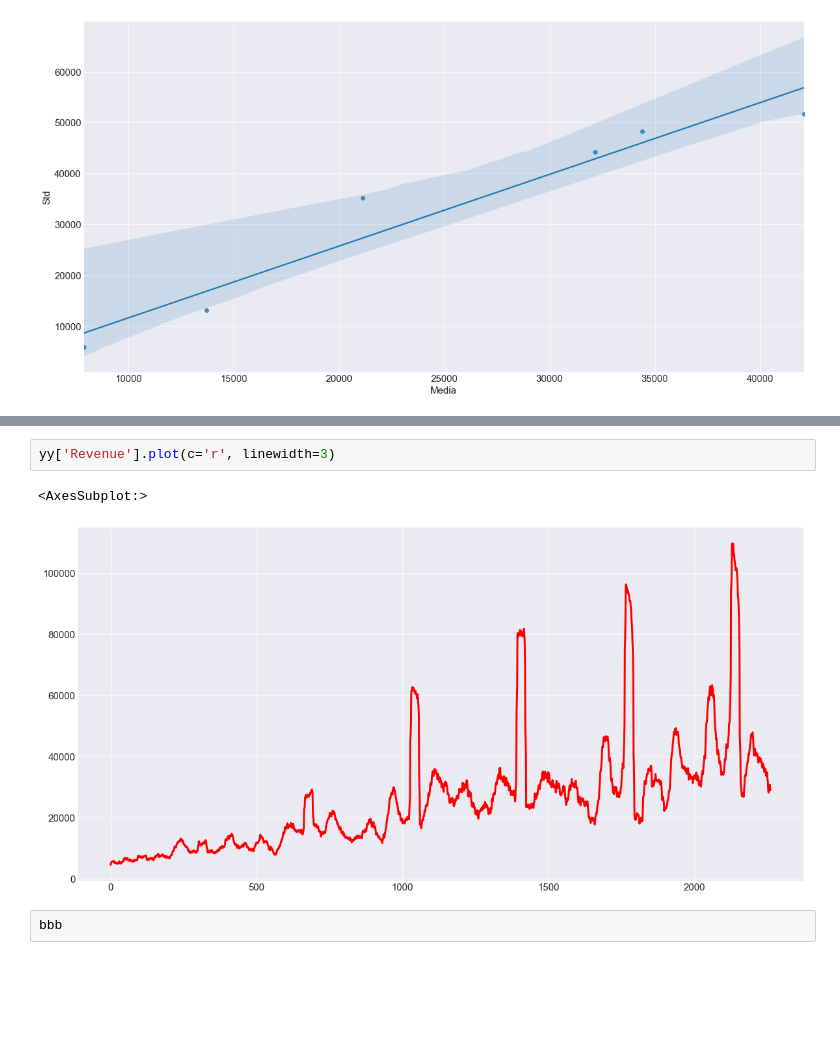
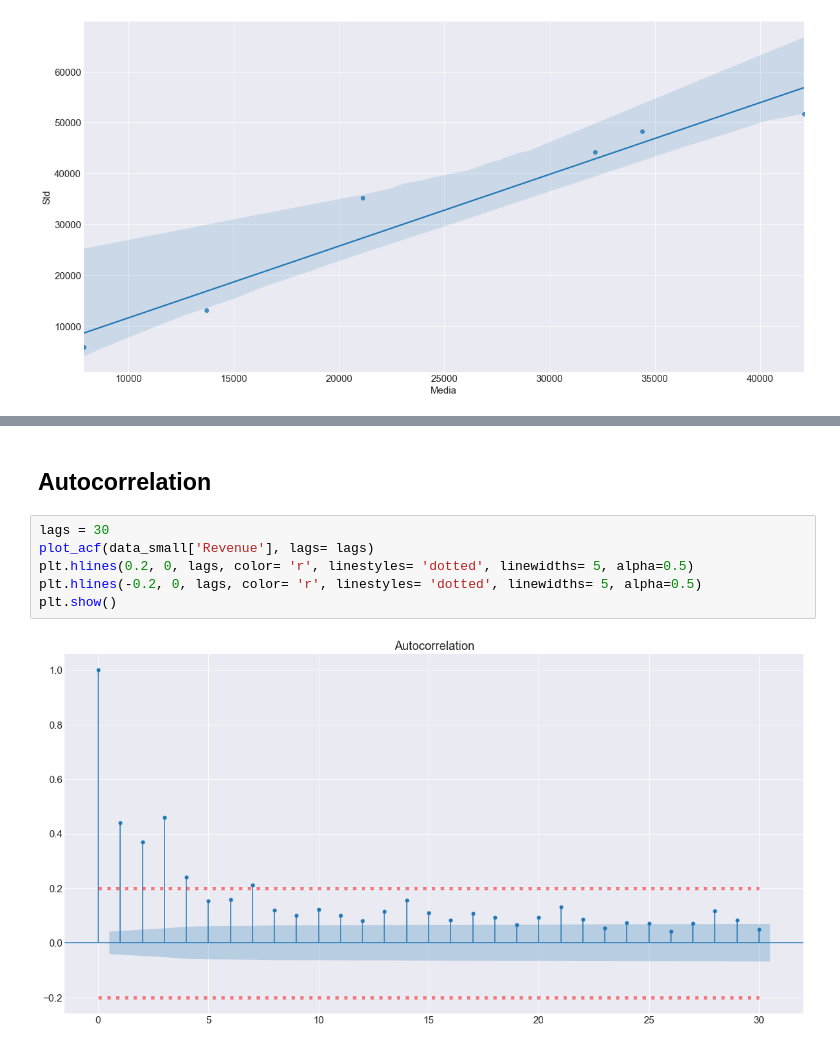
Before and after one commit to Jorge-Montenegro/TFM, a Jupyter notebook: TFM.ipynb, the cells around one changed output, grey strips where cells are left out. Saved outputs shown, nothing was run; the diff lists cells and outputs as text; blank space fills up the shorter version.

```diff
--- a/TFM.ipynb
+++ b/TFM.ipynb
@@ -2225,7 +2199,10 @@ plt.plot(data_exp.index, data_exp['Revenue'])
-# %%
-yy['Revenue'].plot(c='r', linewidth=3)
-# %% [output]
-<AxesSubplot:>
-[figure, removed]
-# %%
-bbb
+# %% [markdown]
+## Autocorrelation
+# %%
+lags = 30
+plot_acf(data_small['Revenue'], lags= lags)
+plt.hlines(0.2, 0, lags, color= 'r', linestyles= 'dotted', linewidths= 5, alpha=0.5)
+plt.hlines(-0.2, 0, lags, color= 'r', linestyles= 'dotted', linewidths= 5, alpha=0.5)
+plt.show()
+# %% [output]
+[figure, added]
```
Also changed, not shown: parts of 20 cells of this notebook.
